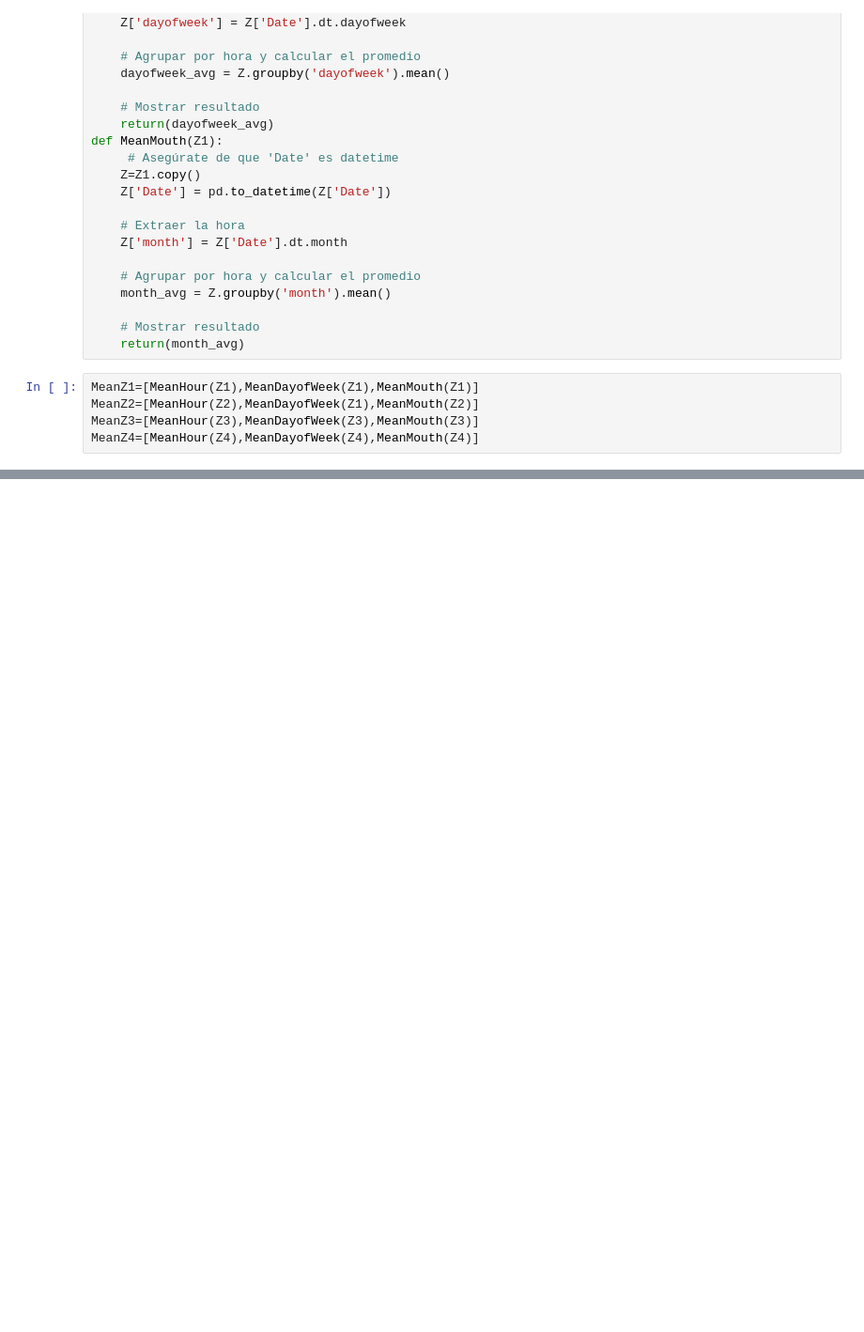
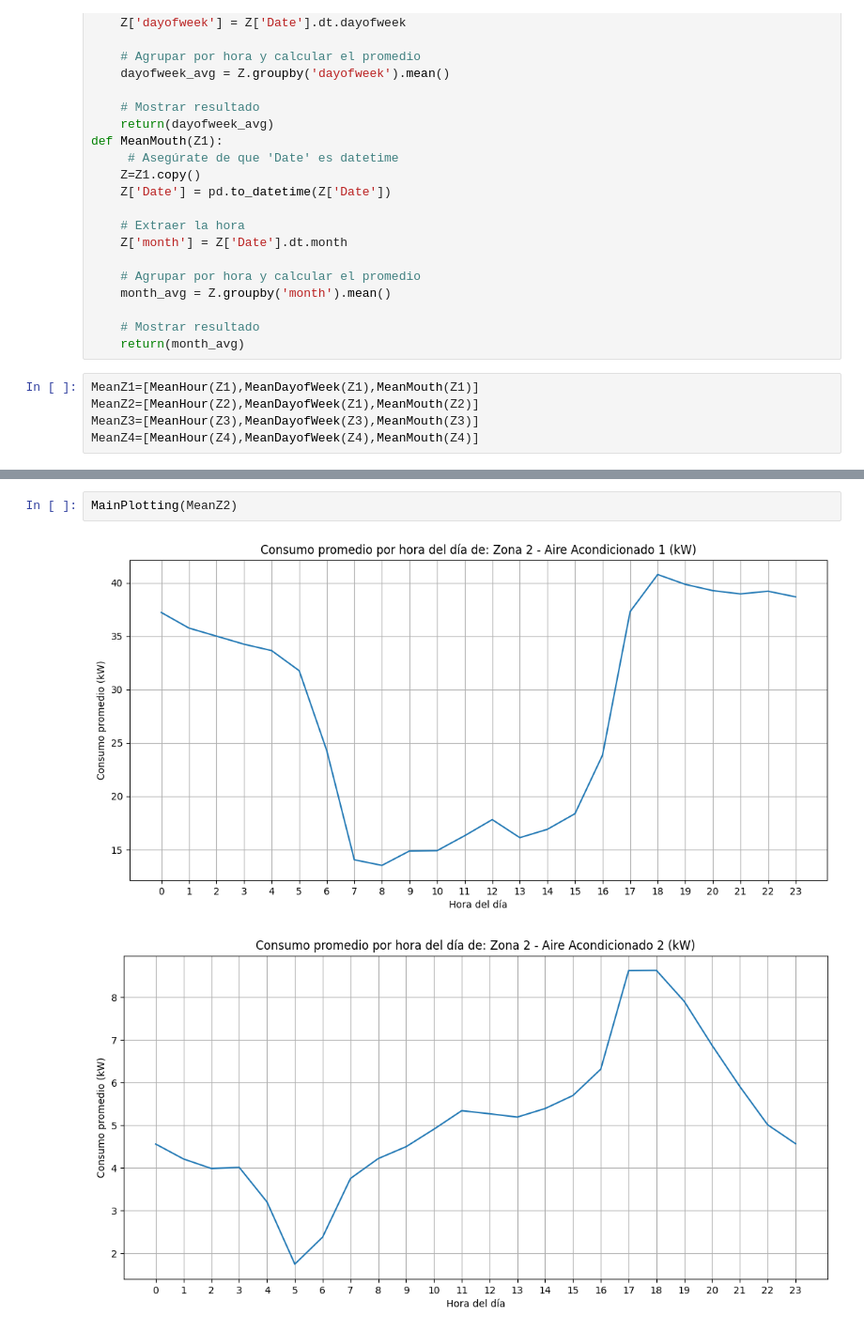
Before and after one commit to DarkSpartan345/Ciencia-de-datos-Energeticos, a Jupyter notebook: Untitled.ipynb, the cells around one changed output, grey strips where cells are left out. Shown at 94% size. Saved outputs shown, nothing was run; the diff lists cells and outputs as text; blank space fills up the shorter version.

```diff
--- a/Untitled.ipynb
+++ b/Untitled.ipynb
@@ -92,0 +126,5 @@ plt.show()
+# %%
+MainPlotting(MeanZ2)
+# %% [output]
+[figure, added]
+[figure, added]
```
Also changed, not shown: parts of 6 cells of this notebook.
